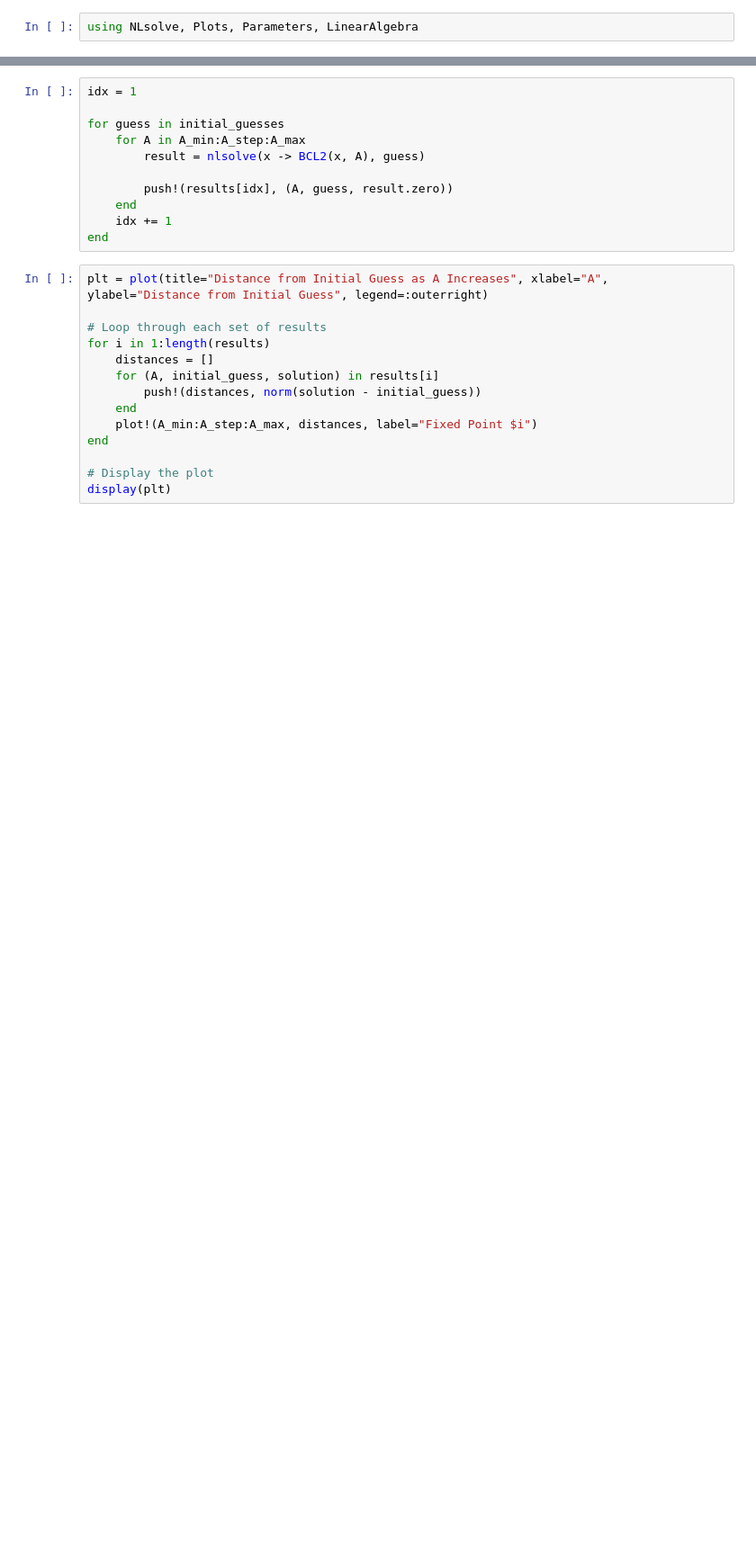
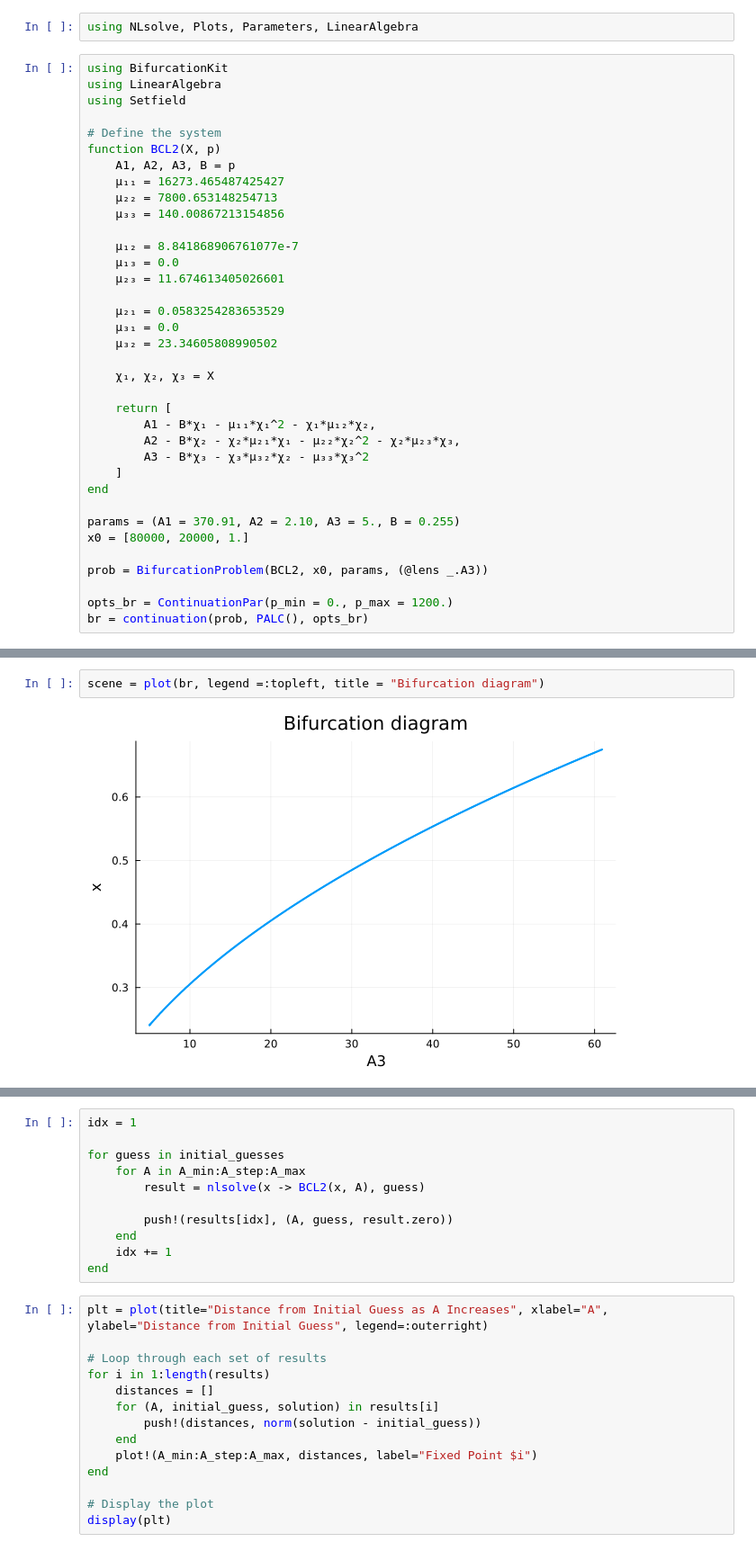
Before and after one commit to uriballo/BCL2-dimensionality-reduction, a Jupyter notebook: julia/bifurcations.ipynb, the cells around one changed output, grey strips where cells are left out. Shown: that part at 90% size. Drawn from its saved outputs; the diff is of its cells as text; blank space fills up the shorter version.

```diff
--- a/julia/bifurcations.ipynb
+++ b/julia/bifurcations.ipynb
@@ -5,2 +5,38 @@ $$0=0+ B\chi_3 + \chi_3 \mu_{31}\chi_1 +\chi_3 \mu_{32}\chi_2+ \mu_{33}\chi_3^2$
 # %%
 using NLsolve, Plots, Parameters, LinearAlgebra
+# %%
+using BifurcationKit
+using LinearAlgebra
+using Setfield
+
+# Define the system
+function BCL2(X, p)
+    A1, A2, A3, B = p
+    μ₁₁ = 16273.465487425427
+    μ₂₂ = 7800.653148254713
+    μ₃₃ = 140.00867213154856
+
+    μ₁₂ = 8.841868906761077e-7
+    μ₁₃ = 0.0
+    μ₂₃ = 11.674613405026601
+
+    μ₂₁ = 0.0583254283653529
+    μ₃₁ = 0.0
+    μ₃₂ = 23.34605808990502
+
+    χ₁, χ₂, χ₃ = X
+
+    return [
+        A1 - B*χ₁ - μ₁₁*χ₁^2 - χ₁*μ₁₂*χ₂,
+        A2 - B*χ₂ - χ₂*μ₂₁*χ₁ - μ₂₂*χ₂^2 - χ₂*μ₂₃*χ₃,
+        A3 - B*χ₃ - χ₃*μ₃₂*χ₂ - μ₃₃*χ₃^2
+    ]
+end
+
+params = (A1 = 370.91, A2 = 2.10, A3 = 5., B = 0.255)
+x0 = [80000, 20000, 1.]
+
+prob = BifurcationProblem(BCL2, x0, params, (@lens _.A3))
+
+opts_br = ContinuationPar(p_min = 0., p_max = 1200.)
+br = continuation(prob, PALC(), opts_br)
@@ -7,2 +52,6 @@ using NLsolve, Plots, Parameters, LinearAlgebra
+# %%
+scene = plot(br, legend =:topleft, title = "Bifurcation diagram")
+# %% [output]
+[figure, added]
 # %%
 A_min = 0.
```
Also changed, not shown: parts of 5 cells of this notebook, 38 other files.
